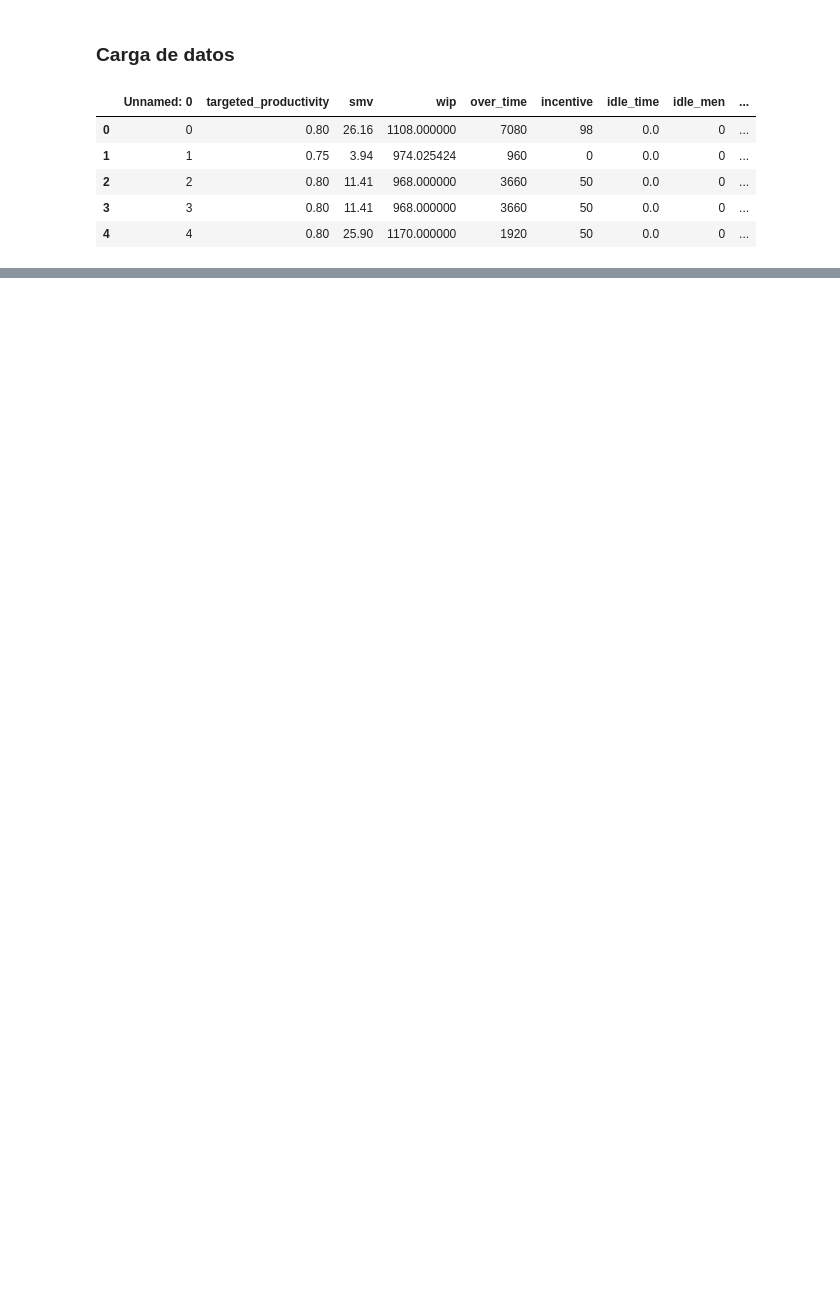
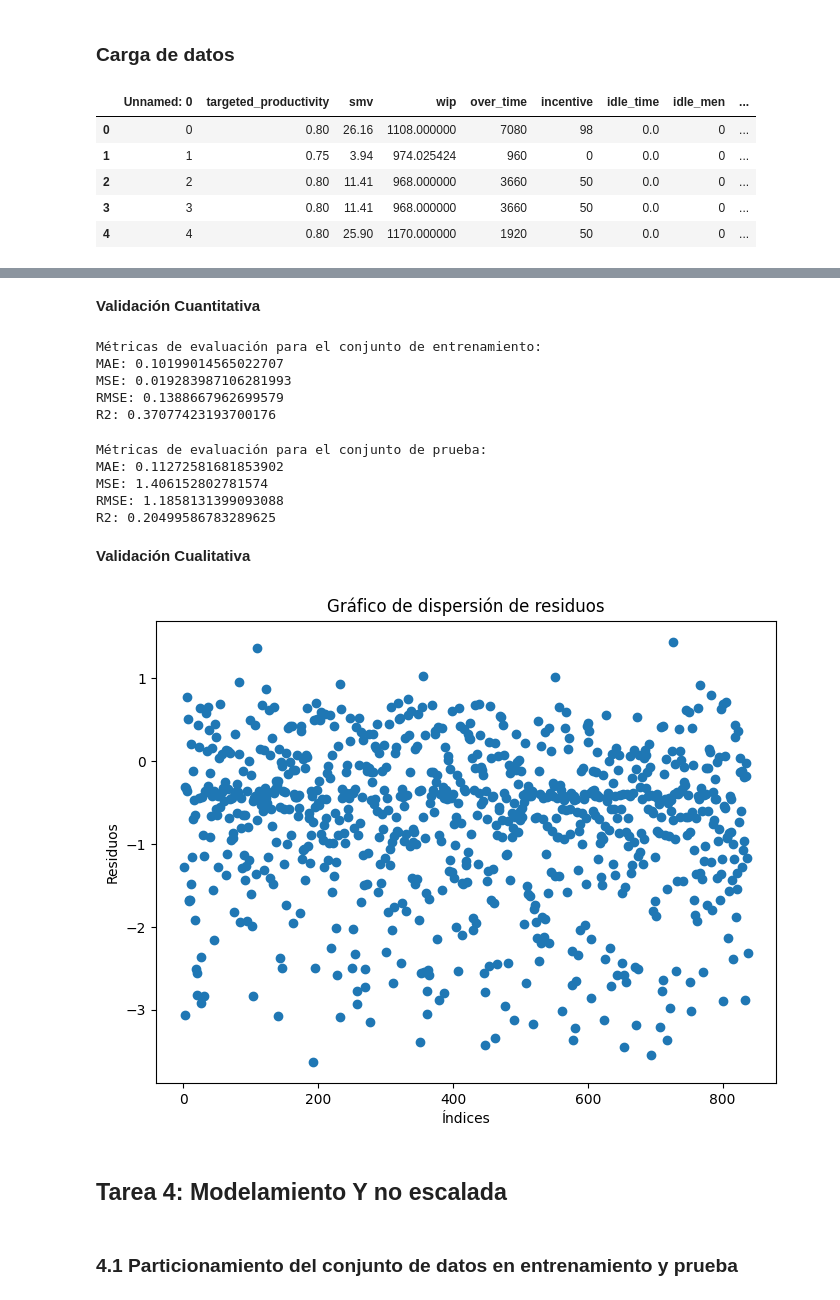
Before and after one commit to vcalderonmol/Proyecto3, a Jupyter notebook: Tarea 4.ipynb, the cells around one changed output, grey strips where cells are left out. Cells and saved outputs as stored; diff of their text form; code cells hidden in the pictures; blank space fills up the shorter version.

```diff
--- a/Tarea 4.ipynb
+++ b/Tarea 4.ipynb
@@ -138,0 +408,55 @@ y_test.describe(percentiles=[0.25, 0.5, 0.75, 0.99])
+# %% [markdown]
+**Validación Cuantitativa**
+# %%
+# Obtener las predicciones para el conjunto de entrenamiento
+y_pred_train_bagging = bagging_lasso.predict(X_train[:, selected_features_index])
+y_train_original = y_train
+y_pred_train_bagging = scaler_y.inverse_transform(y_pred_train_bagging.reshape(-1,1))
+y_train_original = scaler_y.inverse_transform(y_train)
+
+# Calcular las métricas de evaluación para el conjunto de entrenamiento
+mae_train_bagging = mean_absolute_error(y_train_original, y_pred_train_bagging)
+mse_train_bagging = mean_squared_error(y_train_original, y_pred_train_bagging)
+rmse_train_bagging = np.sqrt(mse_train_bagging)
+r2_train_bagging = bagging_lasso.score(X_train[:, selected_features_index], y_train)
+
+
+# Imprimir las métricas de evaluación
+print("Métricas de evaluación para el conjunto de entrenamiento:")
+print("MAE:", mae_train_bagging)
+print("MSE:", mse_train_bagging)
+print("RMSE:", rmse_train_bagging)
+print("R2:", r2_train_bagging)
+# %% [output]
+Métricas de evaluación para el conjunto de entrenamiento:
+MAE: 0.10199014565022707
+MSE: 0.019283987106281993
+RMSE: 0.1388667962699579
+R2: 0.37077423193700176
+# %%
+# Obtener las predicciones para el conjunto de prueba
+y_pred_test_bagging = bagging_lasso.predict(X_test[:, selected_features_index])
+y_test_original = y_test
+y_pred_test_bagging = scaler_y.inverse_transform(y_pred_test_bagging.reshape(-1,1))
+y_test_original = scaler_y.inverse_transform(y_test)
+
+# Calcular las métricas de evaluación para el conjunto de prueba
+mae_test_bagging = mean_absolute_error(y_test_original, y_pred_test_bagging)
+mse_test_bagging = mean_squared_error(y_test, y_pred_test_bagging)
+rmse_test_bagging = np.sqrt(mse_test_bagging)
+r2_test_bagging = bagging_lasso.score(X_test[:, selected_features_index], y_test)
+
+# Imprimir los resultados
+print("Métricas de evaluación para el conjunto de prueba:")
+print("MAE:", mae_test_bagging)
+print("MSE:", mse_test_bagging)
+print("RMSE:", rmse_test_bagging)
+print("R2:", r2_test_bagging)
+# %% [output]
+Métricas de evaluación para el conjunto de prueba:
+MAE: 0.11272581681853902
+MSE: 1.406152802781574
+RMSE: 1.1858131399093088
+R2: 0.20499586783289625
+# %% [markdown]
+**Validación Cualitativa**
@@ -138,0 +465,24 @@ y_test.describe(percentiles=[0.25, 0.5, 0.75, 0.99])
+# %%
+#residuos de la prediccion
+residuals = y_train - y_pred_train_bagging.reshape(-1, 1)
+indices = list(range(1, len(y_train)+1))
+
+# Crear una figura y ejes
+plt.figure(figsize=(8, 6))
+
+# Graficar los residuos
+plt.scatter(indices, residuals)
+
+# Agregar etiquetas y título
+plt.xlabel('Índices')
+plt.ylabel('Residuos')
+plt.title('Gráfico de dispersión de residuos')
+
+# Mostrar la gráfica
+plt.show()
+# %% [output]
+[figure, added]
+# %% [markdown]
+## Tarea 4: Modelamiento Y no escalada
+# %% [markdown]
+### 4.1 Particionamiento del conjunto de datos en entrenamiento y prueba
```
Also changed, not shown: parts of 76 cells of this notebook, 1 other file.
